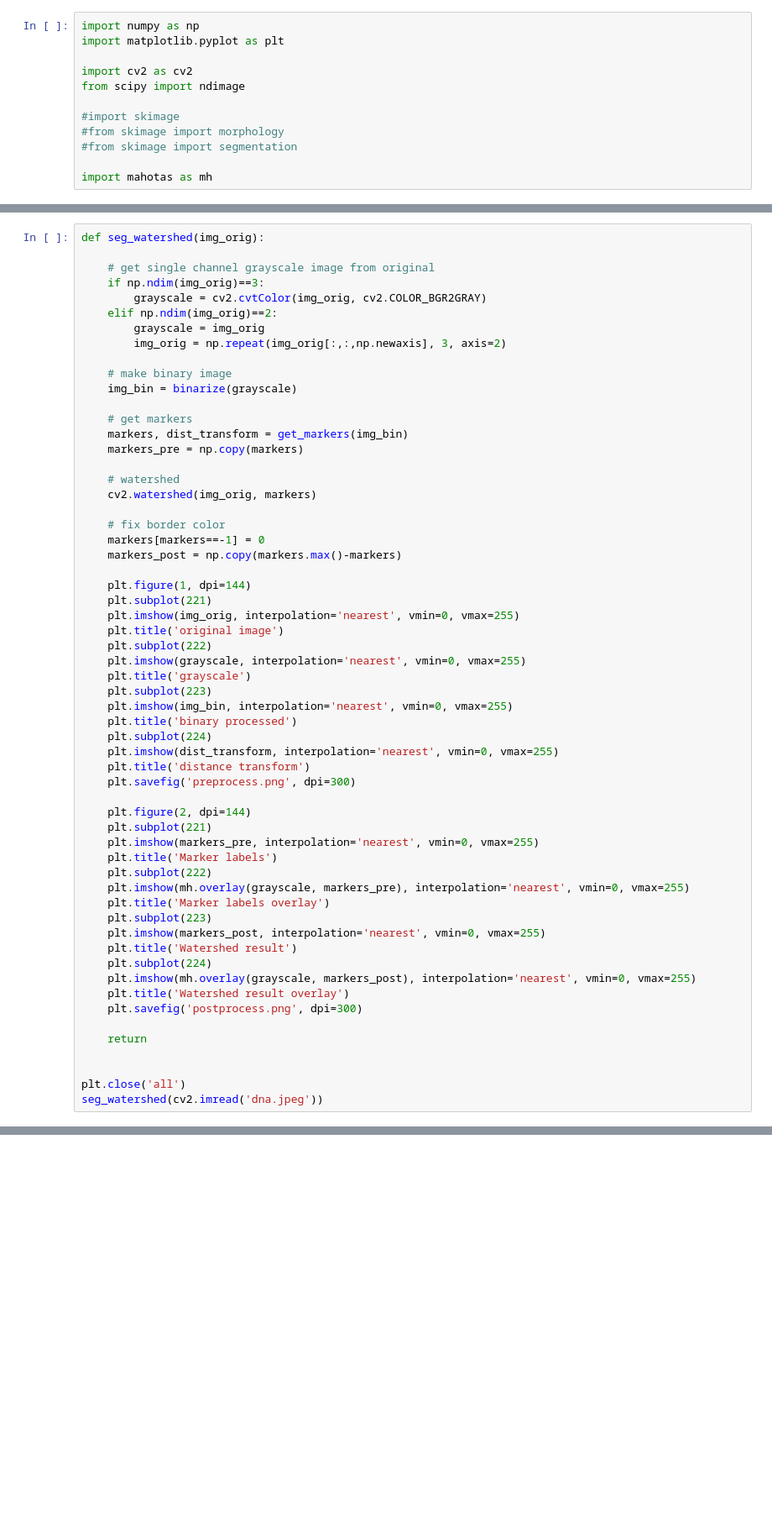
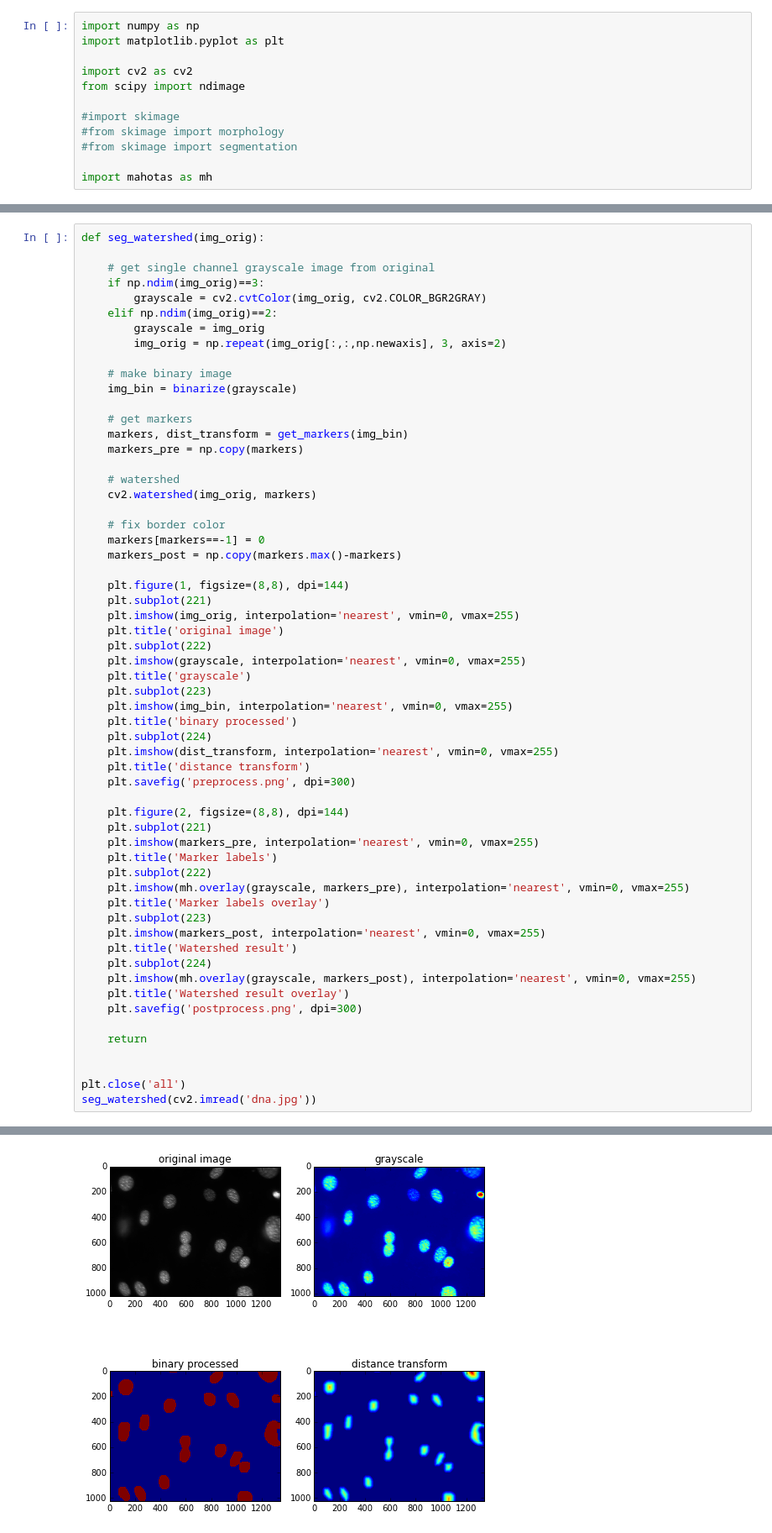
Before and after one commit to vargaslo/count_objects, a Jupyter notebook: count_objects.ipynb, the cells around one changed output, grey strips where cells are left out. Shown: that part at 84% size. Cells and saved outputs as stored; diff of their text form; blank space fills up the shorter version.

```diff
--- a/count_objects.ipynb
+++ b/count_objects.ipynb
@@ -105,7 +109,7 @@ def seg_watershed(img_orig):
     markers[markers==-1] = 0
     markers_post = np.copy(markers.max()-markers)
 
-    plt.figure(1, dpi=144)
+    plt.figure(1, figsize=(8,8), dpi=144)
     plt.subplot(221)
     plt.imshow(img_orig, interpolation='nearest', vmin=0, vmax=255)
     plt.title('original image')
@@ -113,32 +117,33 @@ def seg_watershed(img_orig):
     plt.imshow(grayscale, interpolation='nearest', vmin=0, vmax=255)
     plt.title('grayscale')
     plt.subplot(223)
     plt.imshow(img_bin, interpolation='nearest', vmin=0, vmax=255)
     plt.title('binary processed')
     plt.subplot(224)
     plt.imshow(dist_transform, interpolation='nearest', vmin=0, vmax=255)
     plt.title('distance transform')
     plt.savefig('preprocess.png', dpi=300)
 
-    plt.figure(2, dpi=144)
+    plt.figure(2, figsize=(8,8), dpi=144)
     plt.subplot(221)
     plt.imshow(markers_pre, interpolation='nearest', vmin=0, vmax=255)
     plt.title('Marker labels')
     plt.subplot(222)
     plt.imshow(mh.overlay(grayscale, markers_pre), interpolation='nearest', vmin=0, vmax=255)
     plt.title('Marker labels overlay')
     plt.subplot(223)
     plt.imshow(markers_post, interpolation='nearest', vmin=0, vmax=255)
     plt.title('Watershed result')
     plt.subplot(224)
     plt.imshow(mh.overlay(grayscale, markers_post), interpolation='nearest', vmin=0, vmax=255)
     plt.title('Watershed result overlay')
     plt.savefig('postprocess.png', dpi=300)
 
     return
 
 
 plt.close('all')
-seg_watershed(cv2.imread('dna.jpeg'))
+seg_watershed(cv2.imread('dna.jpg'))
 # %% [output]
 Objects found: 21
+[figure, added]
```
Also changed, not shown: parts of 5 cells of this notebook, 2 other files.
